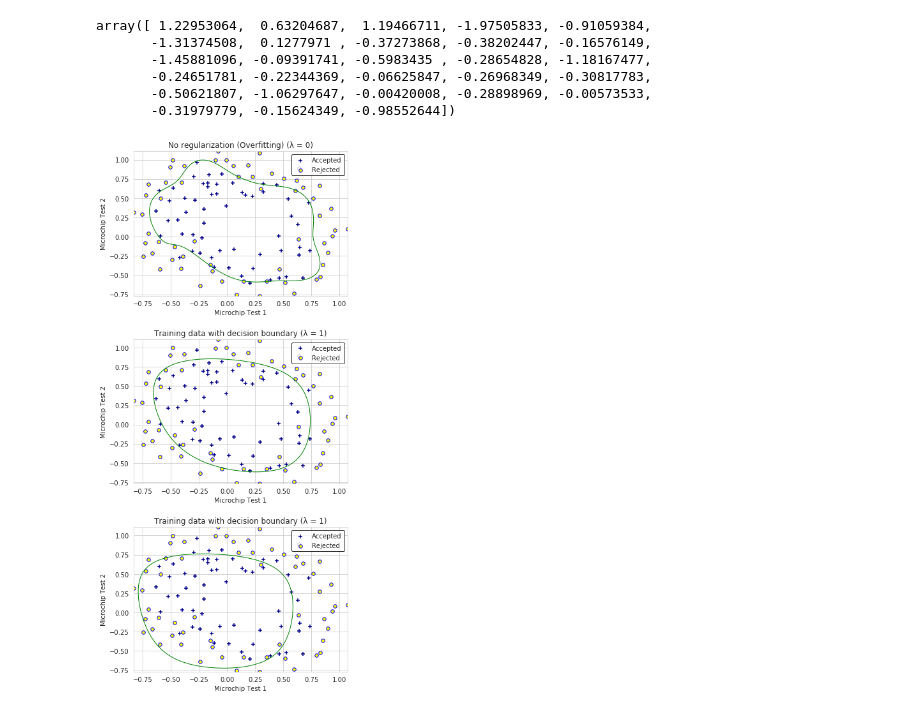
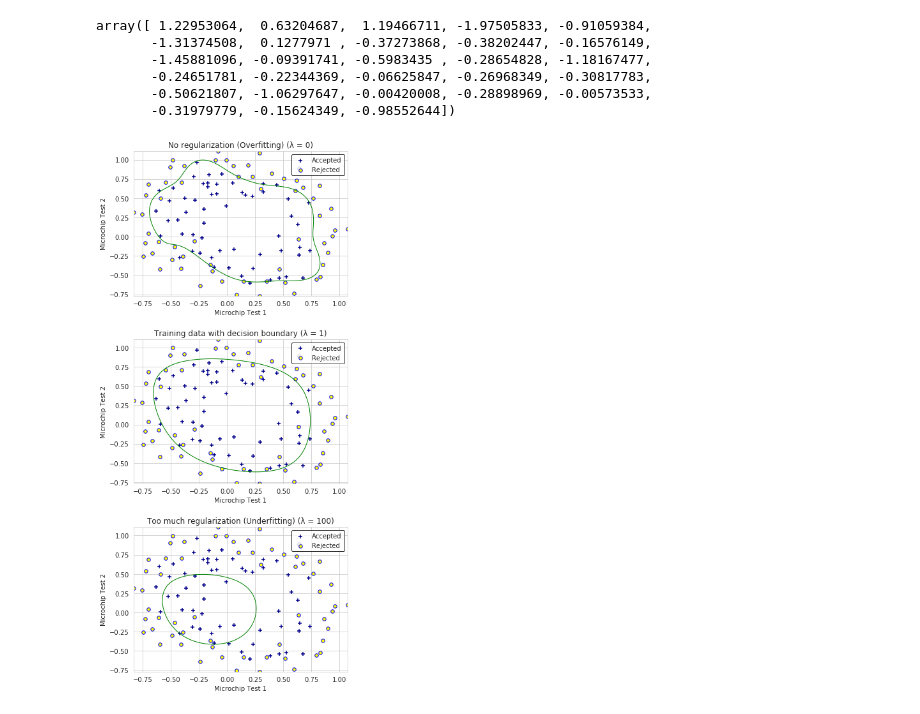
Before and after one commit to GHopperMSK/MachineLearningStanfordUniversity, a Jupyter notebook: ex2.ipynb, the cells around one changed output. Saved outputs shown, nothing was run; the diff lists cells and outputs as text; code cells hidden in the pictures.

```diff
--- a/ex2.ipynb
+++ b/ex2.ipynb
@@ -325,22 +323,22 @@ def plotDecisionBoundary(X, y, title):
 # %%
 plt.figure(figsize=(6, 15))
 plt.subplots_adjust(hspace=0.3)
 
 # Creating 3 subplots using 3 different λ values
-for i, lam in enumerate([0, 1, 10]):
+for i, lam in enumerate([0, 1, 100]):
     result2 = minimize(costFunctionR, initial_theta, args=(X2, y, lam), method='BFGS', jac=gradientFuncR,
                        options={'maxiter' : 400, 'disp': False})
 
     if (lam == 0):
         title = 'No regularization (Overfitting) (λ = 0)'
     elif (lam == 100):
         title = 'Too much regularization (Underfitting) (λ = 100)'
     else:
         title = 'Training data with decision boundary (λ = 1)'
 
     plt.subplot(3, 1, i+1)
 
     # Plotting the decision boundary plot
     plotDecisionBoundary(X2, y, title);
 # %% [output]
-[figure, old version]
+[figure, new version]
```
Also changed, not shown: parts of 1 cell of this notebook, 1 other file.
